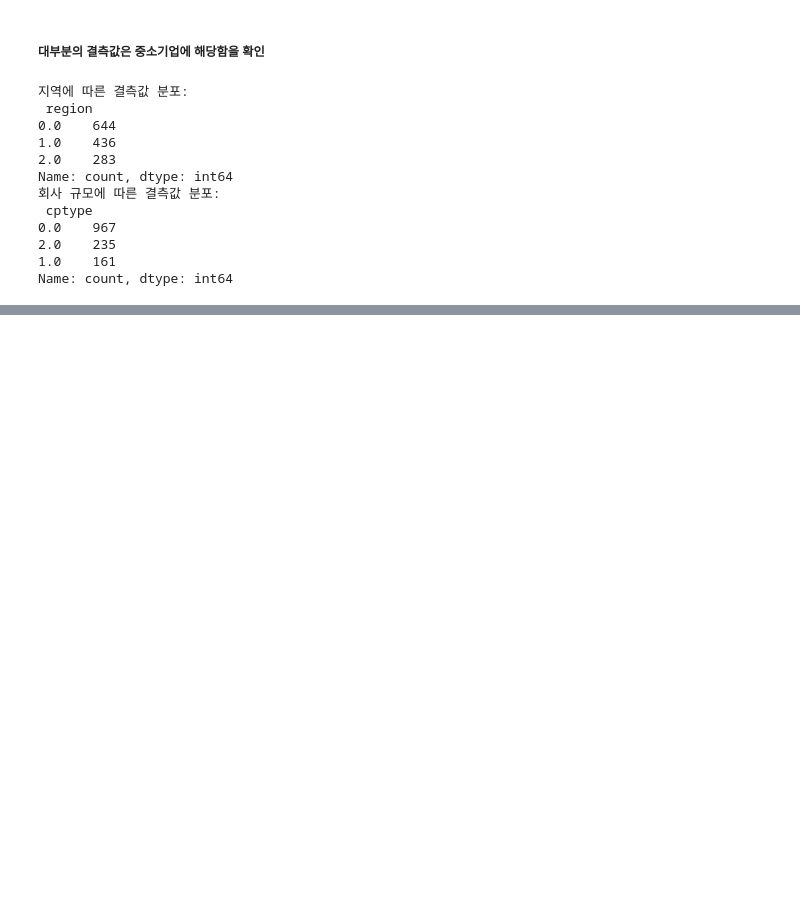
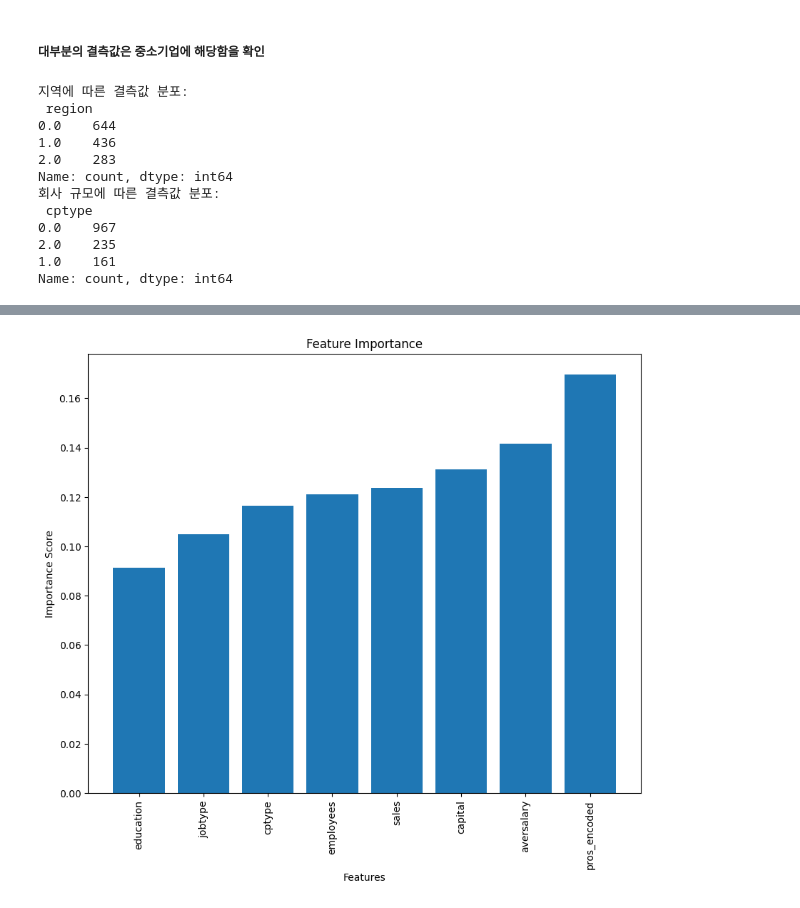
Before and after one commit to RGB234/----------, a Jupyter notebook: prediction.ipynb, the cells around one changed output, grey strips where cells are left out. Cells and saved outputs as stored; diff of their text form; code cells hidden in the pictures; blank space fills up the shorter version.

```diff
--- a/prediction.ipynb
+++ b/prediction.ipynb
@@ -290,0 +449,21 @@ Name: count, dtype: int64
+# %%
+print("2 -> 수도권 : 서울, 인천, 세종, 경기")
+print("1 -> 수도권 외 광역시: 부산, 대구, 광주, 대전, 울산")
+print("0 -> 그 외 지방: 강원, 충북, 충남, 전북, 전남, 경북, 경남, 제주")
+region_counts = df['region'].value_counts()
+
+total = df['region'].value_counts().sum()
+for region, counts in enumerate(region_counts):
+    print(f"{region} -> {counts} ({np.round(counts/total, 4)})")
+
+X = df.iloc[:, 1:]
+y = df['region']
+
+X_train, X_test, y_train, y_test = train_test_split(X, y, test_size=0.2, random_state=747)
+
+xgbClassifier_tuned = XGBClassifier(randSearch.best_params_)
+
+xgbClassifier_tuned.fit(X_train, y_train)
+y_pred = xgbClassifier_tuned.predict(X_test)
+
+accuracy_score(y_test, y_pred)
@@ -290,0 +478,16 @@ Name: count, dtype: int64
+# %%
+feature_importance = xgbClassifier_tuned.feature_importances_
+# 오름차순 정렬 시 인덱스
+sorted_idx = np.argsort(feature_importance)
+
+X = df.iloc[:, 1:]
+
+plt.figure(figsize=(10, 8))
+plt.bar(range(len(sorted_idx)), feature_importance[sorted_idx], align='center')
+plt.xticks(range(len(sorted_idx)), np.array(X.columns)[sorted_idx], rotation=90)
+plt.title('Feature Importance')
+plt.xlabel('Features')
+plt.ylabel('Importance Score')
+plt.show()
+# %% [output]
+[figure, added]
```
Also changed, not shown: parts of 22 cells of this notebook, 1 other file.
